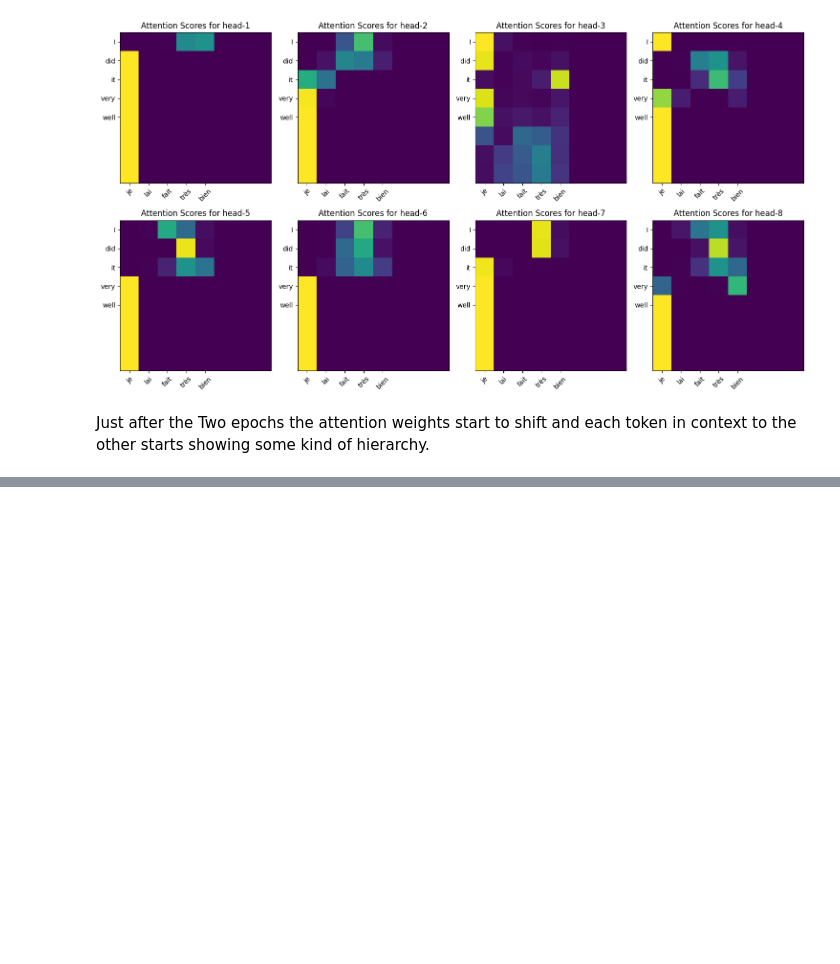
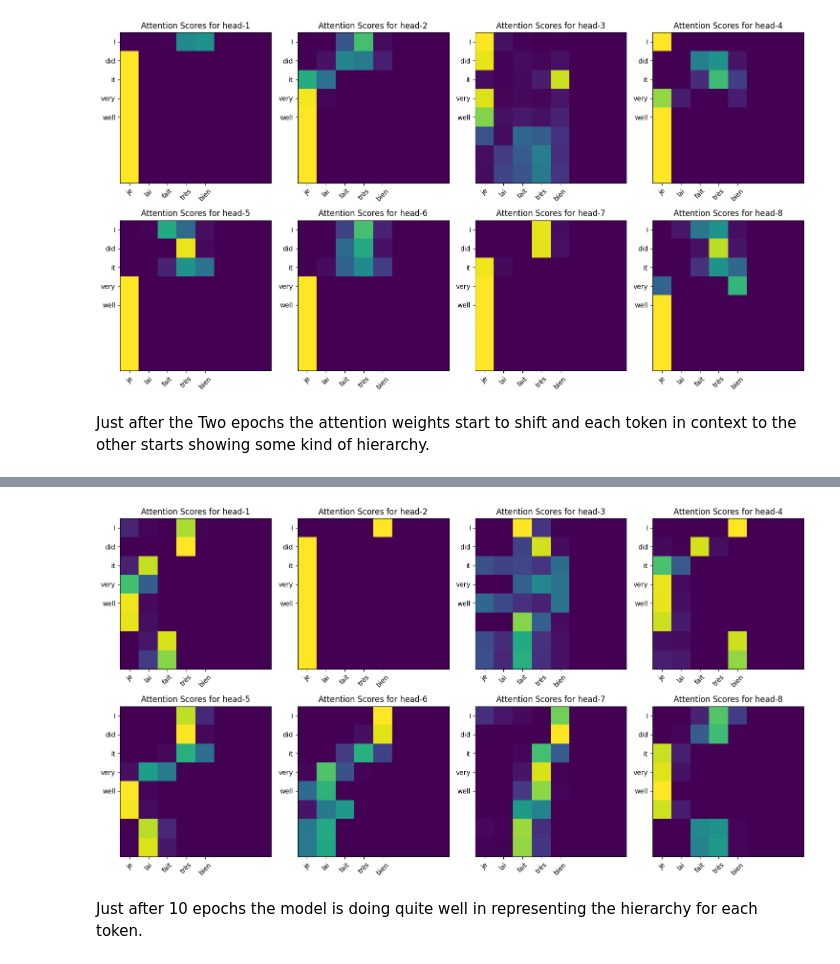
Before and after one commit to rakibulhaque9954/Machine_Learning_Translation, a Jupyter notebook: Machine_translation_Transformers.ipynb, the cells around one changed output, grey strips where cells are left out. Drawn from its saved outputs; the diff is of its cells as text; code cells hidden in the pictures; blank space fills up the shorter version.

Commit message:
update after 10 epochs

```diff
--- a/Machine_translation_Transformers.ipynb
+++ b/Machine_translation_Transformers.ipynb
@@ -812,3 +830,6 @@ plt.show()
 [figure]
 # %% [markdown]
 Just after the Two epochs the attention weights start to shift and each token in context to the other starts showing some kind of hierarchy.
+# %%
+out3 = visualize('I did it very well')
+print(out3['decoder_layer1_block2'][0].shape)
@@ -814,0 +840,22 @@ Just after the Two epochs the attention weights start to shift and each token in
+# %%
+plt.figure(figsize=(15, 8))
+
+for i in range(NUM_HEADS):
+    ax = plt.subplot(2, 4, i + 1)
+
+    attention_scores = out3['decoder_layer1_block2'][0][i][0:8, 0:8]
+
+    english_words = ['I', 'did', 'it', 'very', 'well']
+    french_words = ['je', 'lai', 'fait', 'très', 'bien']
+
+    plt.imshow(attention_scores, cmap='viridis', aspect='auto')
+    plt.xticks(range(len(french_words)), french_words, rotation=45)
+    plt.yticks(range(len(english_words)), english_words)
+    plt.title("Attention Scores for head-" + str(i + 1))
+
+plt.tight_layout()
+plt.show()
+# %% [output]
+[figure, added]
+# %% [markdown]
+Just after 10 epochs the model is doing quite well in representing the hierarchy for each token.
```
Also changed, not shown: parts of 6 cells of this notebook.
